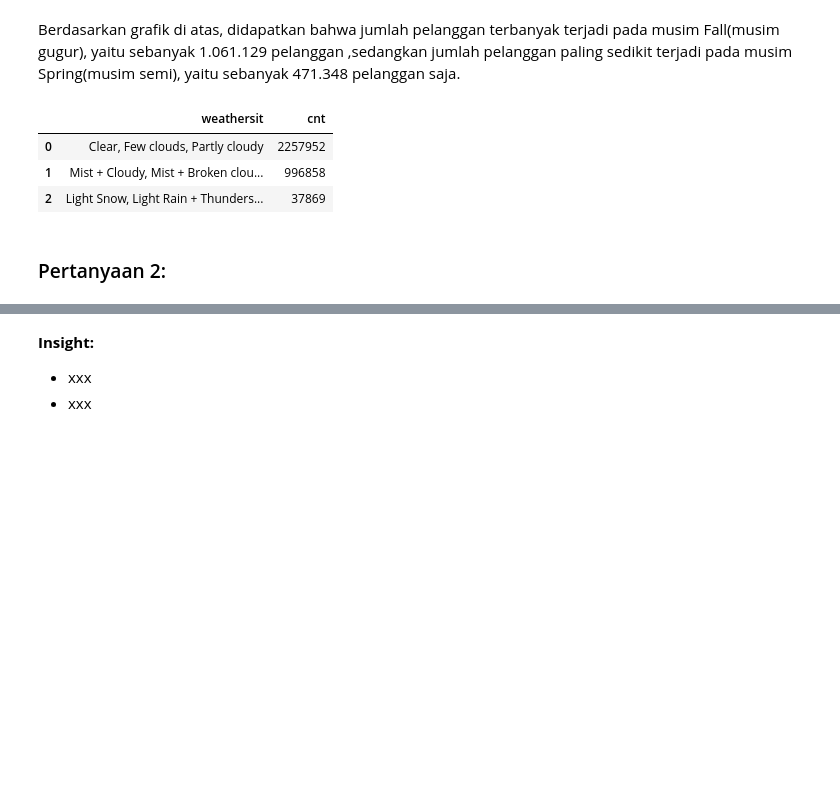
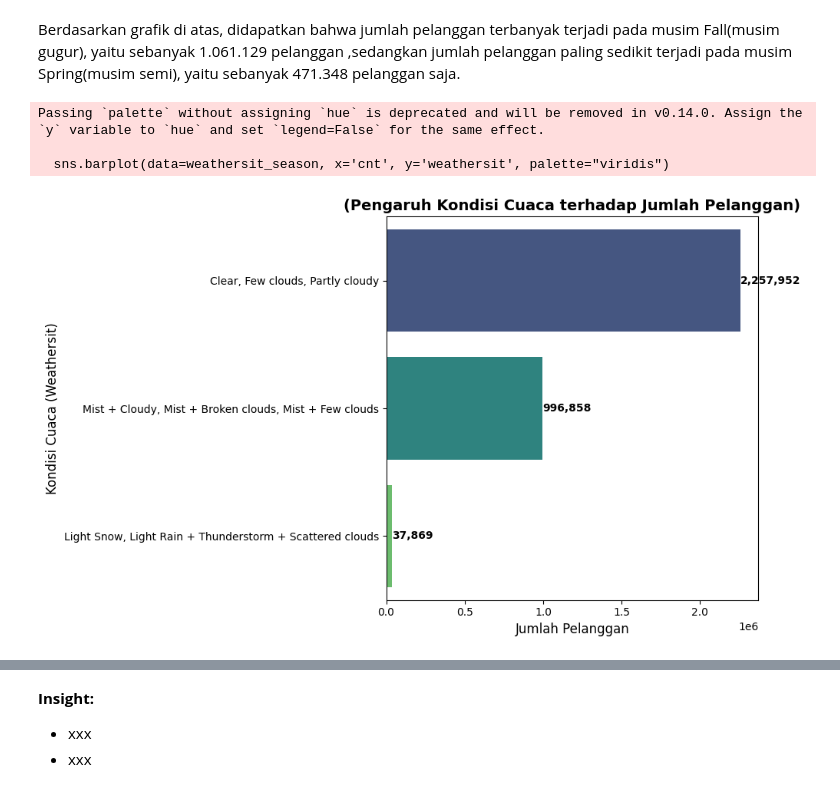
Before and after one commit to Nauviii/first_project_DataAnalayst, a Jupyter notebook: Notebook.ipynb, the cells around one changed output, grey strips where cells are left out. Drawn from its saved outputs; the diff is of its cells as text; code cells hidden in the pictures; blank space fills up the shorter version.

```diff
--- a/Notebook.ipynb
+++ b/Notebook.ipynb
@@ -550,20 +552,26 @@ Passing `palette` without assigning `hue` is deprecated and will be removed in v
 Berdasarkan grafik di atas, didapatkan bahwa jumlah pelanggan terbanyak terjadi pada musim Fall(musim gugur), yaitu sebanyak 1.061.129 pelanggan ,sedangkan jumlah pelanggan paling sedikit terjadi pada musim Spring(musim semi), yaitu sebanyak 471.348 pelanggan saja.
 # %%
 # Hubungan antara faktor cuaca dengan banyaknya pelanggan
-weathersit_season = bike_day_df.groupby("weathersit").cnt.sum().sort_values(ascending=False).reset_index()
-display(weathersit_season)
+weathersit_season = bike_day_df.groupby("weathersit")["cnt"].sum().sort_values(ascending=False).reset_index()
 
 # Membuat bar plot
 plt.figure(figsize=(10, 6))
-sns.barplot(data=weather_counts_sorted, x='cnt', y='weather_label', palette="viridis")
-plt.xlabel('Jumlah Pelanggan Sepeda')
-plt.ylabel(None)
-plt.title('Pengaruh Kondisi Cuaca terhadap Jumlah Penyewaan Sepeda')
+sns.barplot(data=weathersit_season, x='cnt', y='weathersit', palette="viridis")
+plt.xlabel('Jumlah Pelanggan', fontsize=12)
+plt.ylabel('Kondisi Cuaca (Weathersit)', fontsize=12)
+plt.title('(Pengaruh Kondisi Cuaca terhadap Jumlah Pelanggan)', fontsize=14,fontweight="bold")
+
+# Menambahkan nilai ke dalam plot
+for index, row in weathersit_season.iterrows():
+    plt.text(
+        x=row['cnt'] + 500, y=index, s=f"{row['cnt']:,}",  # Posisi teks
+        ha='left', va='center', fontsize=10, color='black', weight='bold'
+    )
+
+plt.tight_layout()
 plt.show()
 # %% [output]
-|  | weathersit | cnt |
-| 0 | Clear, Few clouds, Partly cloudy | 2257952 |
-| 1 | Mist + Cloudy, Mist + Broken clou... | 996858 |
-| 2 | Light Snow, Light Rain + Thunders... | 37869 |
+Passing `palette` without assigning `hue` is deprecated and will be removed in v0.14.0. Assign the `y` variable to `hue` and set `legend=False` for the same effect.
+
+  sns.barplot(data=weathersit_season, x='cnt', y='weathersit', palette="viridis")
+[figure, added]
-# %% [markdown]
-### Pertanyaan 2:
```
Also changed, not shown: parts of 9 cells of this notebook.
